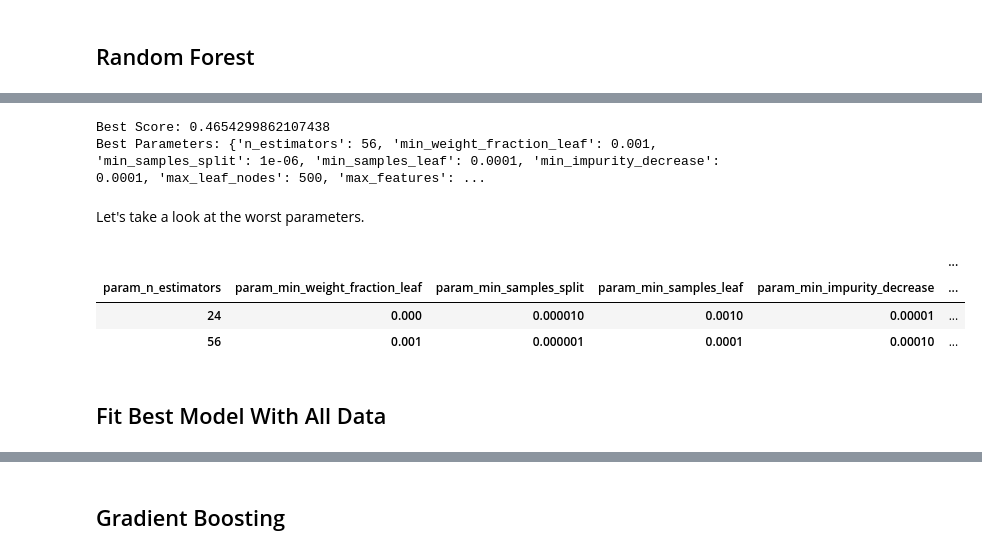
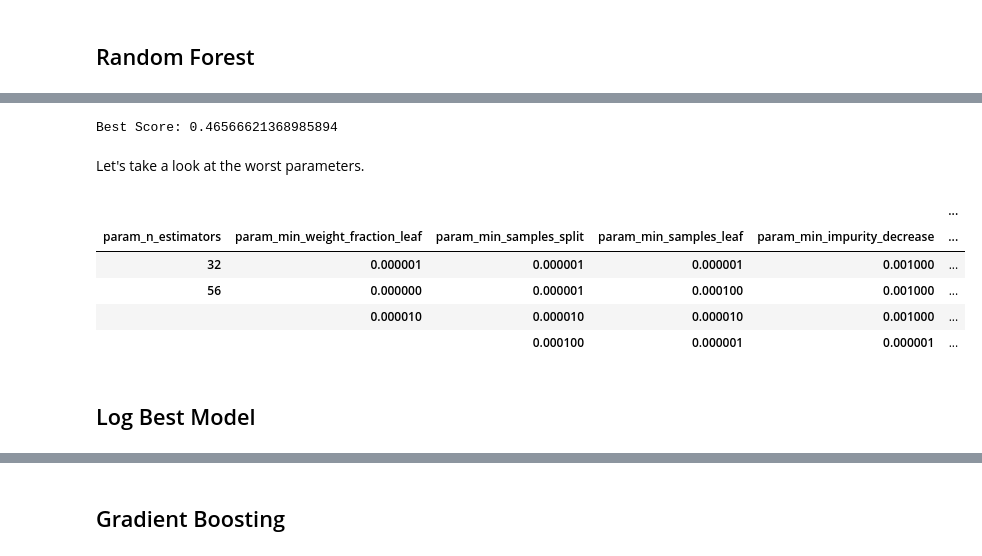
Before and after one commit to Tikhon-Radkevich/Chess-Winner-Prediction, a Jupyter notebook: notebooks/baseline_notebooks/ensembles.ipynb, the cells around one changed output, grey strips where cells are left out. Cells and saved outputs as stored; diff of their text form; code cells hidden in the pictures.

```diff
--- a/notebooks/baseline_notebooks/ensembles.ipynb
+++ b/notebooks/baseline_notebooks/ensembles.ipynb
@@ -58,7 +57,7 @@ forest_clf = RandomForestClassifier(
 random_search = RandomizedSearchCV(
     estimator=forest_clf,
     param_distributions=random_forest_params,
-    n_iter=4,
+    n_iter=16,
     cv=5,
     verbose=3,
     random_state=BASELINE_RANDOM_STATE,
@@ -94,20 +74,20 @@ Fitting 5 folds for each of 4 candidates, totalling 20 fits
 # %%
 print(f"Best Score: {random_search.best_score_}")
-print(f"Best Parameters: {random_search.best_params_}")
 # %% [output]
-Best Score: 0.4654299862107438
-Best Parameters: {'n_estimators': 56, 'min_weight_fraction_leaf': 0.001, 'min_samples_split': 1e-06, 'min_samples_leaf': 0.0001, 'min_impurity_decrease': 0.0001, 'max_leaf_nodes': 500, 'max_features': ...
+Best Score: 0.46566621368985894
 # %% [markdown]
 Let's take a look at the worst parameters.
 # %%
-get_worst_params_df(random_search.cv_results_).head(5)
+get_worst_params_df(random_search.cv_results_).head(4)
 # %% [output]
 |  |  |  |  |  | ... |
 | param_n_estimators | param_min_weight_fraction_leaf | param_min_samples_split | param_min_samples_leaf | param_min_impurity_decrease | ... |
-| 24 | 0.000 | 0.000010 | 0.0010 | 0.00001 | ... |
-| 56 | 0.001 | 0.000001 | 0.0001 | 0.00010 | ... |
+| 32 | 0.000001 | 0.000001 | 0.000001 | 0.001000 | ... |
+| 56 | 0.000000 | 0.000001 | 0.000100 | 0.001000 | ... |
+|  | 0.000010 | 0.000010 | 0.000010 | 0.001000 | ... |
+|  |  | 0.000100 | 0.000001 | 0.000001 | ... |
 # %% [markdown]
-## Fit Best Model With All Data
+## Log Best Model
 # %%
 with mlflow.start_run(run_id=random_search_run_id):
     best_forest_clf = random_search.best_estimator_
```
Also changed, not shown: parts of 14 cells of this notebook.
